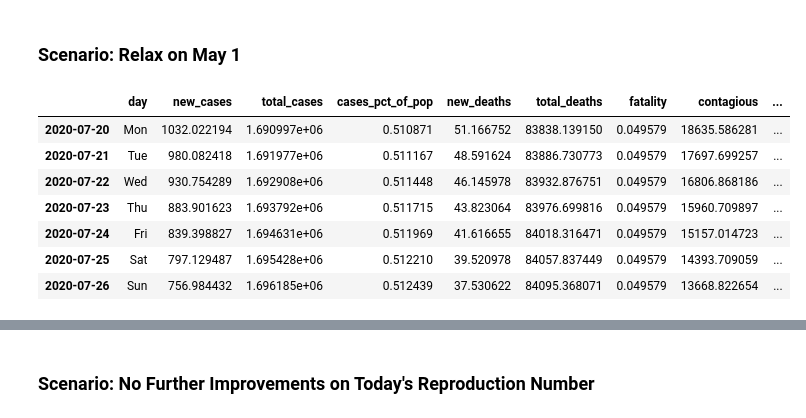
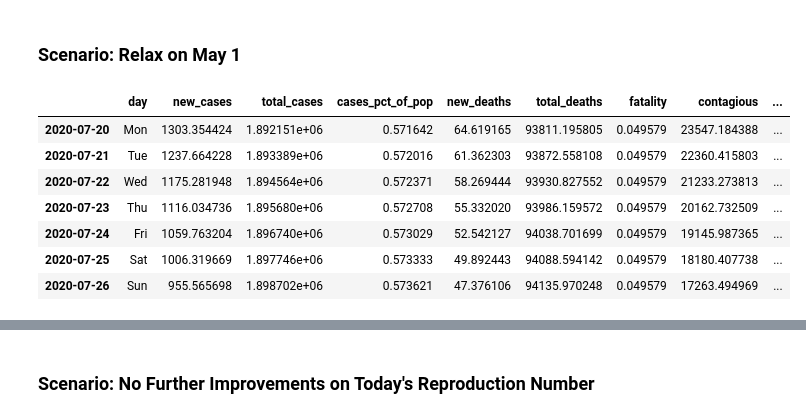
Before and after one commit to tedteske/Covid-19-Model, a Jupyter notebook: covid.ipynb, the cells around one changed output, grey strips where cells are left out. Cells and saved outputs as stored; diff of their text form; code cells hidden in the pictures.

```diff
--- a/covid.ipynb
+++ b/covid.ipynb
@@ -474,28 +474,28 @@ plot_cdr(default_scenario, 'Covid in the United States')
 # %%
 forecast_days = 100
 relax_date = date(2020, 5, 1)
 relax_days = 14
 
 last_actual = US_Cov[US_Cov['source']=='actual'].index.max().date()
 stage_1 = (relax_date - last_actual).days
 stage_2 = relax_days
 stage_3 = forecast_days - stage_1 - stage_2
 
-US_Cov = forecast(US_Cov, stage_1, repro_move=[0.7, 0.04, -4], replace=True)
+US_Cov = forecast(US_Cov, stage_1, repro_move=[0.7, 0.025, -4], replace=True)
 US_Cov = forecast(US_Cov, stage_2, repro_move=[1.5, 0.04,  0], replace=False)
 US_Cov = forecast(US_Cov, stage_3, repro_move=[0.7, 0.04,  0], replace=False)
 
 relax_scenario = US_Cov.copy()
 relax_scenario.tail(7)
 # %% [output]
 |  | day | new_cases | total_cases | cases_pct_of_pop | new_deaths | total_deaths | fatality | contagious | ... |
-| 2020-07-20 | Mon | 1032.022194 | 1.690997e+06 | 0.510871 | 51.166752 | 83838.139150 | 0.049579 | 18635.586281 | ... |
-| 2020-07-21 | Tue | 980.082418 | 1.691977e+06 | 0.511167 | 48.591624 | 83886.730773 | 0.049579 | 17697.699257 | ... |
-| 2020-07-22 | Wed | 930.754289 | 1.692908e+06 | 0.511448 | 46.145978 | 83932.876751 | 0.049579 | 16806.868186 | ... |
-| 2020-07-23 | Thu | 883.901623 | 1.693792e+06 | 0.511715 | 43.823064 | 83976.699816 | 0.049579 | 15960.709897 | ... |
-| 2020-07-24 | Fri | 839.398827 | 1.694631e+06 | 0.511969 | 41.616655 | 84018.316471 | 0.049579 | 15157.014723 | ... |
-| 2020-07-25 | Sat | 797.129487 | 1.695428e+06 | 0.512210 | 39.520978 | 84057.837449 | 0.049579 | 14393.709059 | ... |
-| 2020-07-26 | Sun | 756.984432 | 1.696185e+06 | 0.512439 | 37.530622 | 84095.368071 | 0.049579 | 13668.822654 | ... |
+| 2020-07-20 | Mon | 1303.354424 | 1.892151e+06 | 0.571642 | 64.619165 | 93811.195805 | 0.049579 | 23547.184388 | ... |
+| 2020-07-21 | Tue | 1237.664228 | 1.893389e+06 | 0.572016 | 61.362303 | 93872.558108 | 0.049579 | 22360.415803 | ... |
+| 2020-07-22 | Wed | 1175.281948 | 1.894564e+06 | 0.572371 | 58.269444 | 93930.827552 | 0.049579 | 21233.273813 | ... |
+| 2020-07-23 | Thu | 1116.034736 | 1.895680e+06 | 0.572708 | 55.332020 | 93986.159572 | 0.049579 | 20162.732509 | ... |
+| 2020-07-24 | Fri | 1059.763204 | 1.896740e+06 | 0.573029 | 52.542127 | 94038.701699 | 0.049579 | 19145.987365 | ... |
+| 2020-07-25 | Sat | 1006.319669 | 1.897746e+06 | 0.573333 | 49.892443 | 94088.594142 | 0.049579 | 18180.407738 | ... |
+| 2020-07-26 | Sun | 955.565698 | 1.898702e+06 | 0.573621 | 47.376106 | 94135.970248 | 0.049579 | 17263.494969 | ... |
 # %%
 plot_cdr(relax_scenario, 'Covid in the United States: Relax Too Early Scenario')
 # %% [output]
```
Also changed, not shown: parts of 3 cells of this notebook.
